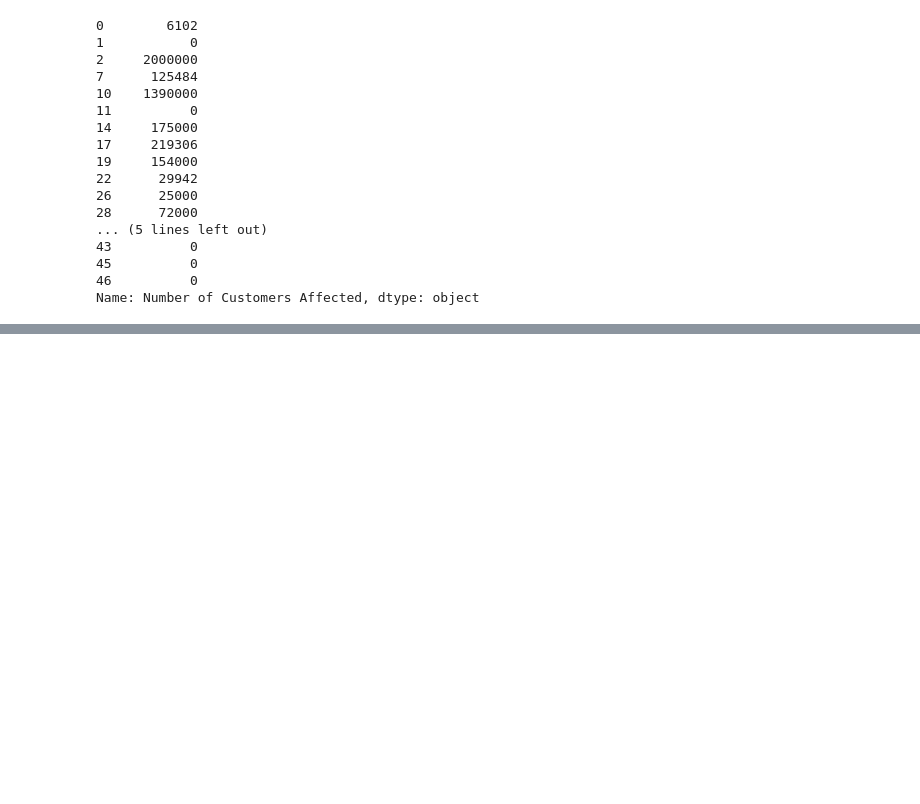
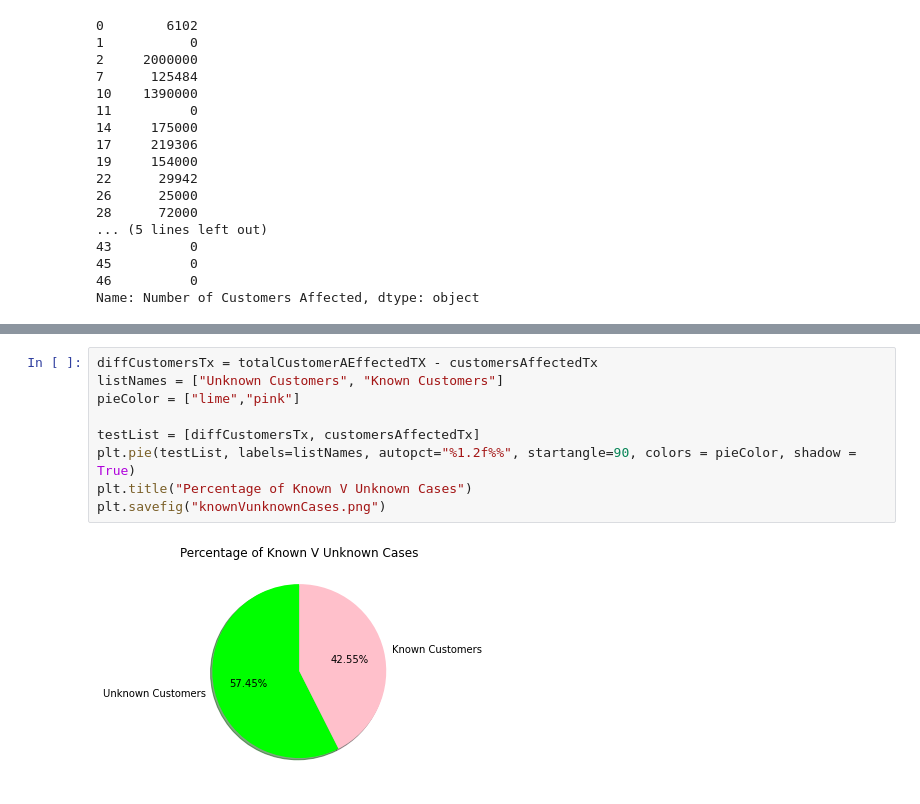
Before and after one commit to kconcepcion/Texas-ERCOT-Power-Grid, a Jupyter notebook: TxVsOKblackoutBAR.ipynb, the cells around one changed output, grey strips where cells are left out. Saved outputs shown, nothing was run; the diff lists cells and outputs as text; blank space fills up the shorter version.

```diff
--- a/TxVsOKblackoutBAR.ipynb
+++ b/TxVsOKblackoutBAR.ipynb
@@ -113,0 +85,11 @@ plt.bar(xValue, yValue, color="b", align="center")
+# %%
+diffCustomersTx = totalCustomerAEffectedTX - customersAffectedTx
+listNames = ["Unknown Customers", "Known Customers"]
+pieColor = ["lime","pink"]
+
+testList = [diffCustomersTx, customersAffectedTx]
+plt.pie(testList, labels=listNames, autopct="%1.2f%%", startangle=90, colors = pieColor, shadow = True)
+plt.title("Percentage of Known V Unknown Cases")
+plt.savefig("knownVunknownCases.png")
+# %% [output]
+[figure, added]
```
Also changed, not shown: parts of 6 cells of this notebook, 2 other files.
